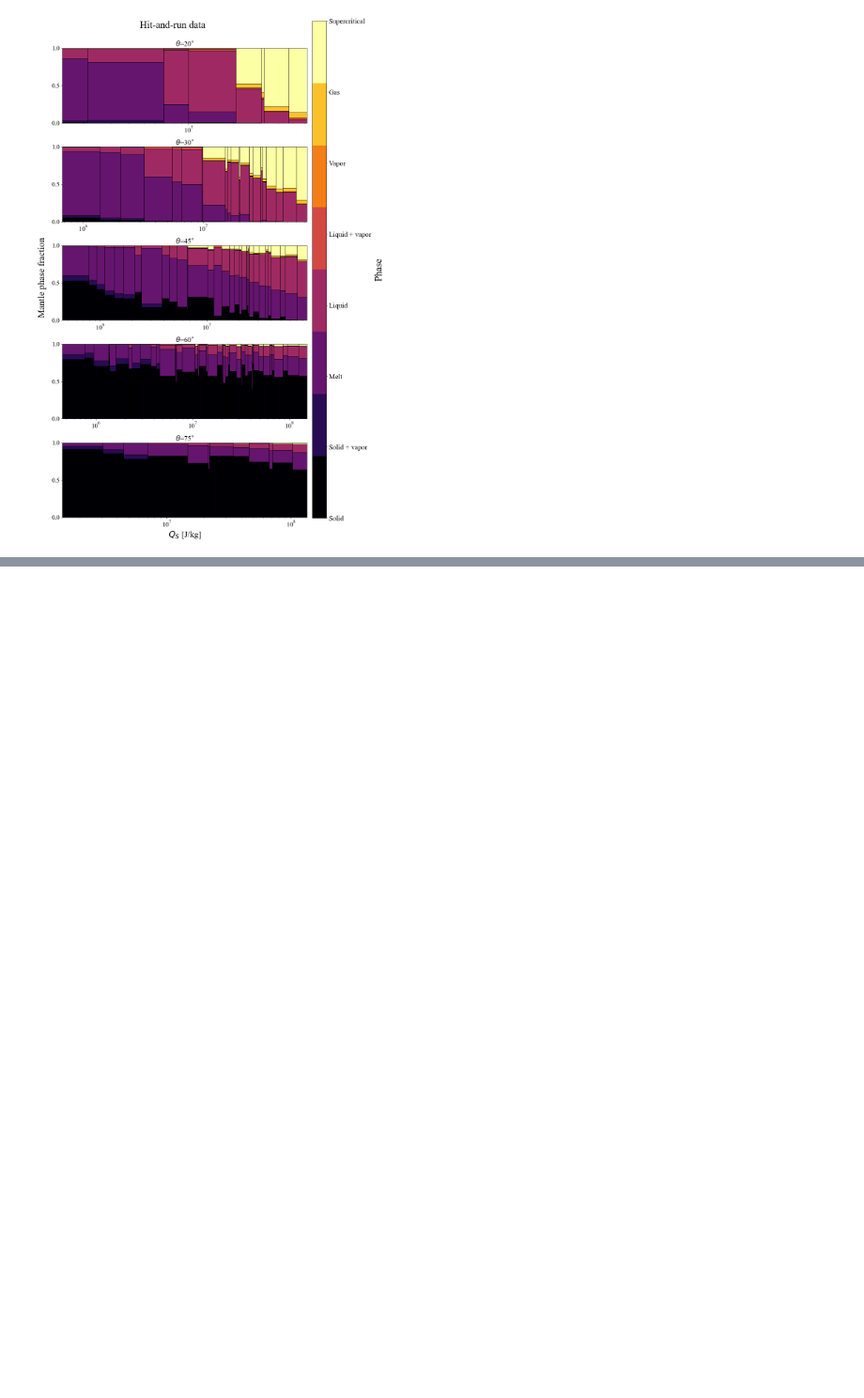
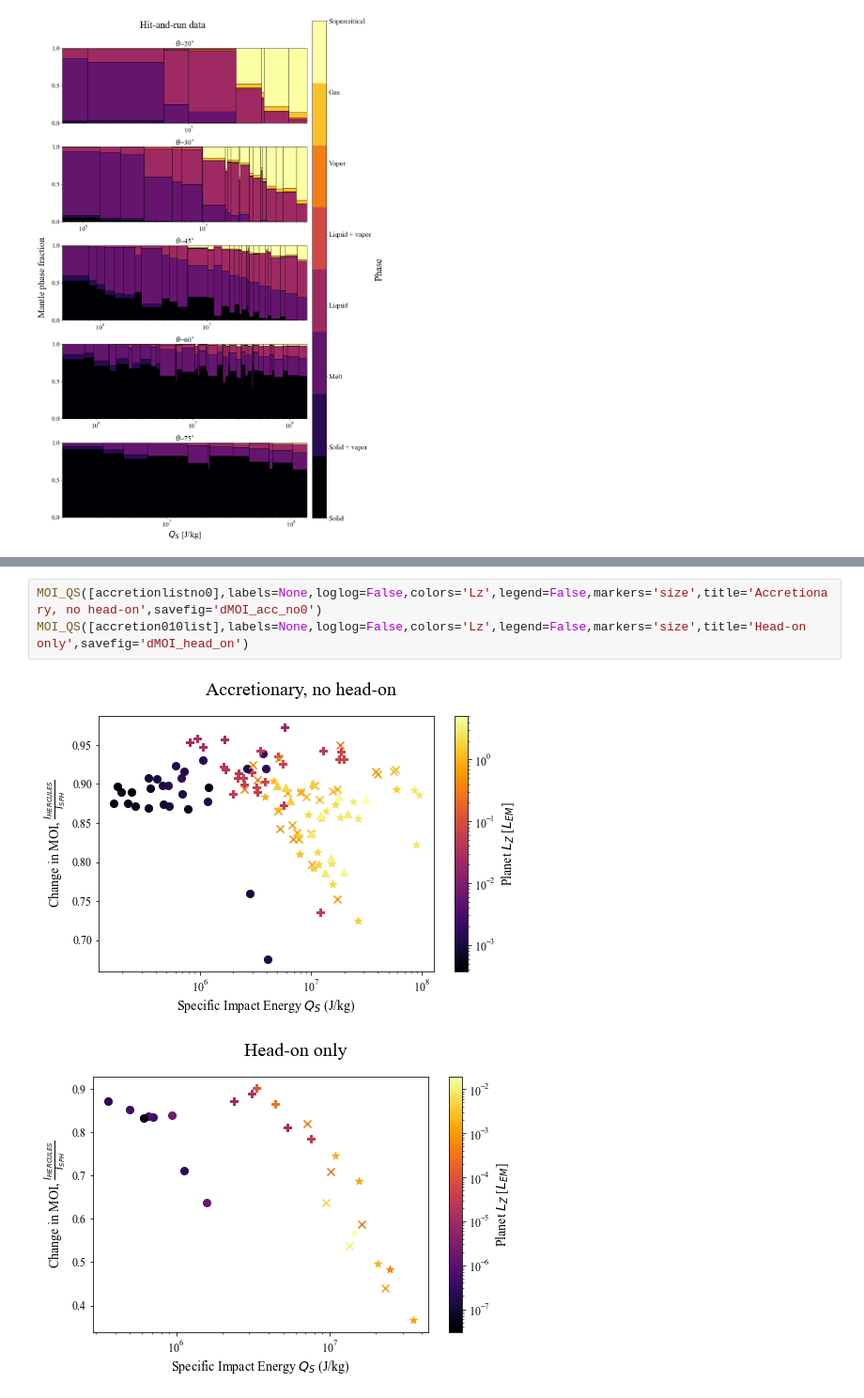
Before and after one commit to PlanetSim/SWIFT-survey-2024-paper-data, a Jupyter notebook: Manuscript_plots_only.ipynb, the cells around one changed output, grey strips where cells are left out. Shown at 94% size. Drawn from its saved outputs; the diff is of its cells as text; blank space fills up the shorter version.

```diff
--- a/Manuscript_plots_only.ipynb
+++ b/Manuscript_plots_only.ipynb
@@ -4555,0 +4592,6 @@ MOI_QS([accretionlistno0],labels=None,loglog=False,legend=True)
+# %%
+MOI_QS([accretionlistno0],labels=None,loglog=False,colors='Lz',legend=False,markers='size',title='Accretionary, no head-on',savefig='dMOI_acc_no0')
+MOI_QS([accretion010list],labels=None,loglog=False,colors='Lz',legend=False,markers='size',title='Head-on only',savefig='dMOI_head_on')
+# %% [output]
+[figure, added]
+[figure, added]
```
Also changed, not shown: parts of 31 cells of this notebook.
